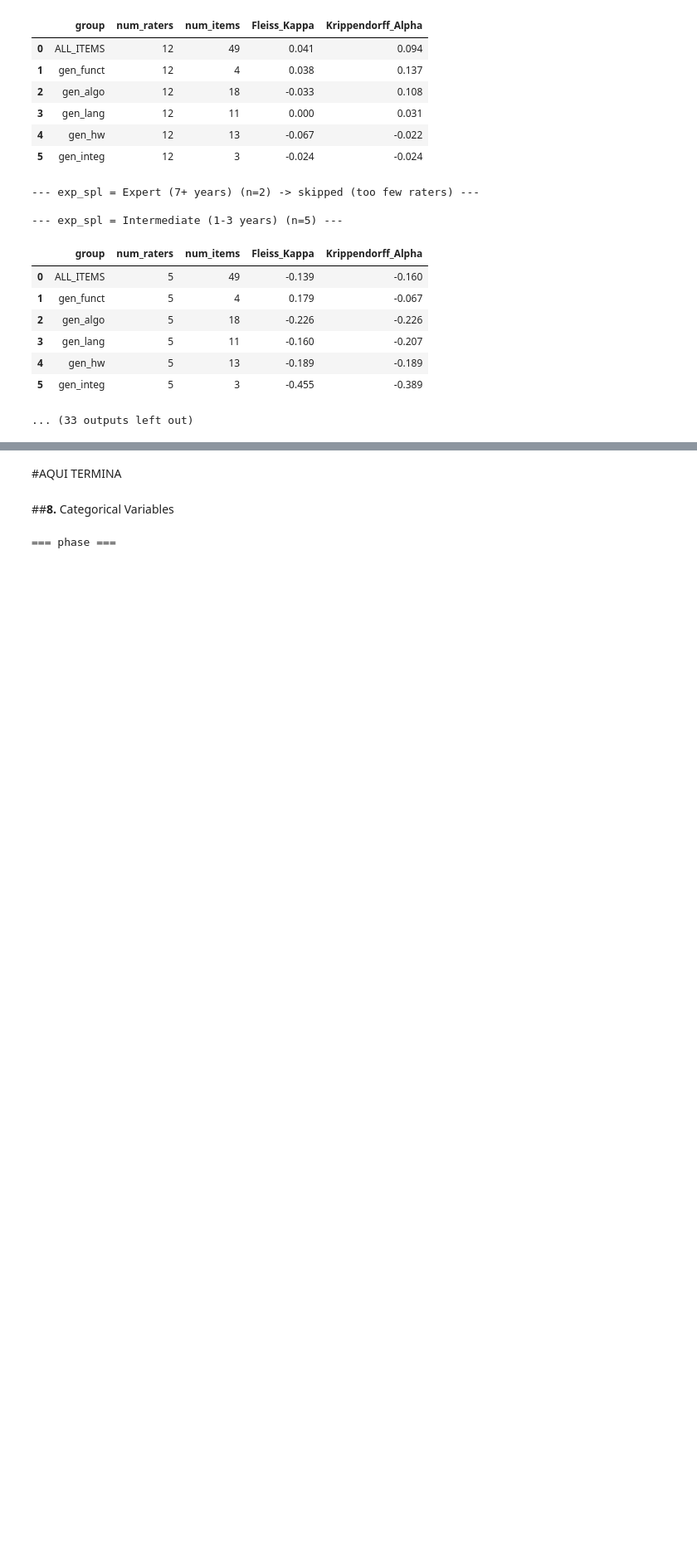
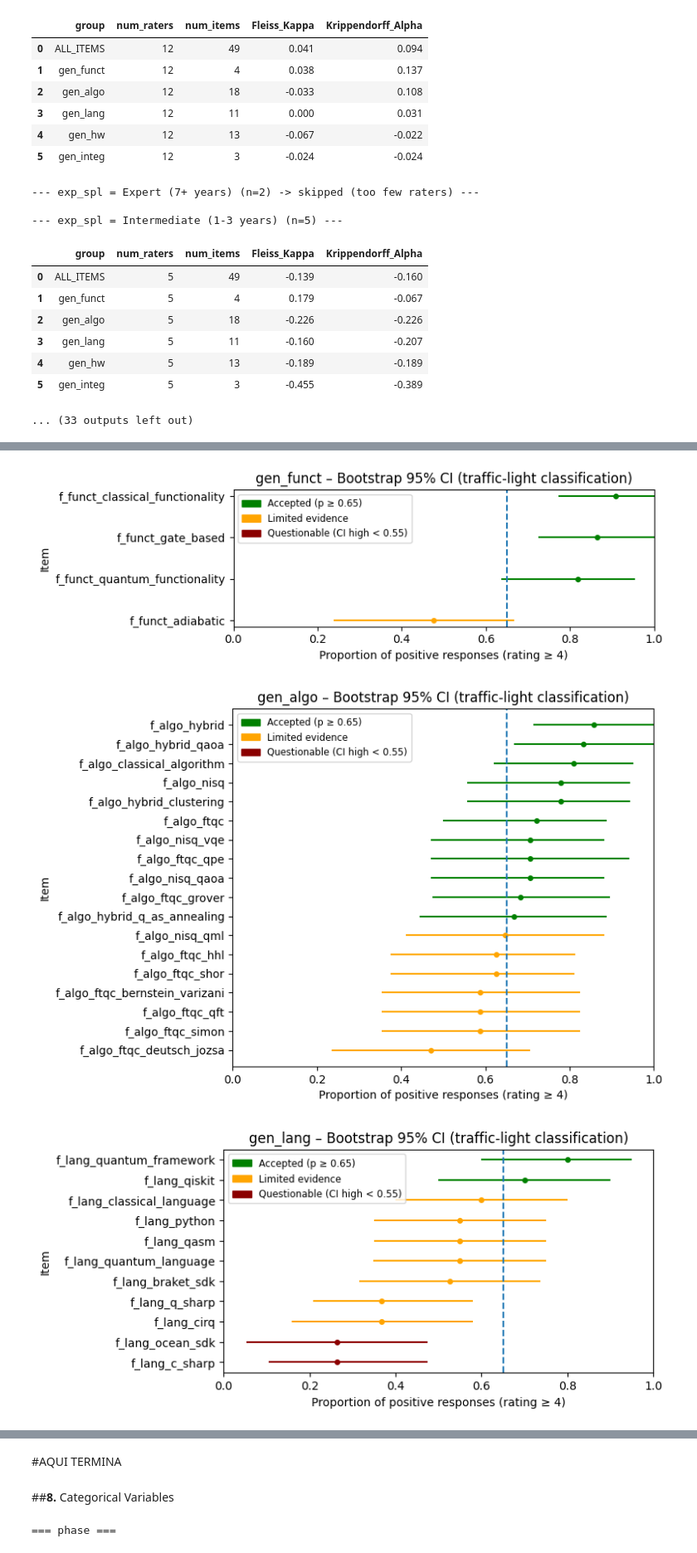
Before and after one commit to ricpdc/QSPL-Survey, a Jupyter notebook: QSE_Survey_Analysis_Colab.ipynb, the cells around one changed output, grey strips where cells are left out. Shown at 83% size. Saved outputs shown, nothing was run; the diff lists cells and outputs as text; code cells hidden in the pictures; blank space fills up the shorter version.

```diff
--- a/QSE_Survey_Analysis_Colab.ipynb
+++ b/QSE_Survey_Analysis_Colab.ipynb
@@ -2605,0 +2425,16 @@ Categories (4, object): ['Advanced (3-5 years)', 'Beginner (0-1 years)', 'Expert
+# %%
+bootstrap_results = {}
+
+for group_name, cols in groups.items():
+    print(f"\n### Bootstrap for FM group: {group_name}")
+
+    df_ci = compute_bootstrap_ci_for_items(
+        df=df,
+        items=cols,
+        B=1000,
+        alpha=0.05,
+        positive_threshold=4
+    )
+
+    display(df_ci)
+    bootstrap_results[group_name] = df_ci
@@ -2605,0 +2663,13 @@ Categories (4, object): ['Advanced (3-5 years)', 'Beginner (0-1 years)', 'Expert
+# %%
+for group_name, df_ci_group in bootstrap_results.items():
+    title = f"{group_name} – Bootstrap 95% CI (traffic-light classification)"
+    plot_forest_ci(
+        df_ci_group,
+        title=title,
+        accept_threshold=0.65,
+        weak_threshold=0.55,
+    )
+# %% [output]
+[figure, added]
+[figure, added]
+[figure, added]
```
Also changed, not shown: parts of 19 cells of this notebook.
